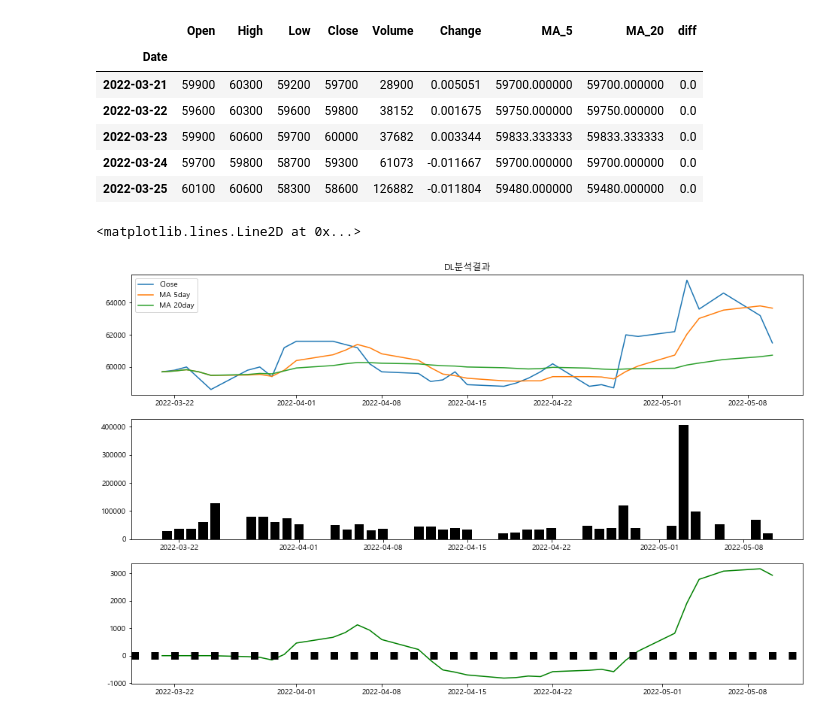
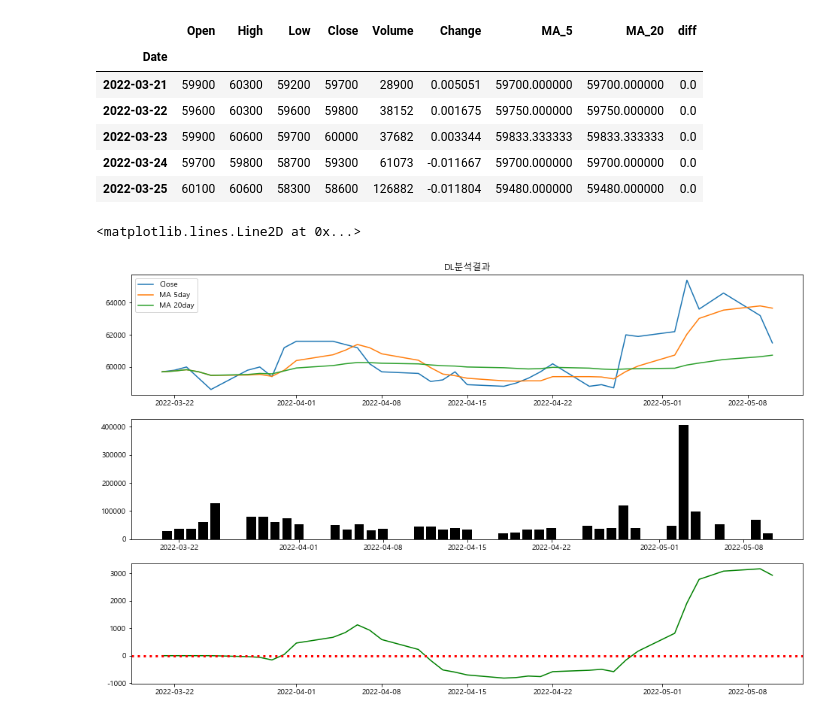
Before and after one commit to wonyongHwang/kopoStockModel, a Jupyter notebook: lecture/03. Stock Price Info and MA.ipynb, the cells around one changed output. Drawn from its saved outputs; the diff is of its cells as text; code cells hidden in the pictures.

```diff
--- a/lecture/03. Stock Price Info and MA.ipynb
+++ b/lecture/03. Stock Price Info and MA.ipynb
@@ -209,24 +209,24 @@ STOCK.tail()
 # %%
 
 plt.figure(figsize = (16,10))
 
 #price (가격)
 plt.subplot(311)
 plt.plot(STOCK.index, STOCK['Close'], label = 'Close')
 plt.plot(STOCK.index, STOCK['MA_5'], label='MA 5day')
 plt.plot(STOCK.index, STOCK['MA_20'], label='MA 20day')
 plt.title(stock_name+"분석결과")
 plt.legend(loc='best')
 
 # volume (거래량)
 plt.subplot(312)
 plt.bar(STOCK.index, STOCK['Volume'], color='black')
 
 #  이동평균 차이 (diff)
 plt.subplot(313)
 plt.rc('axes', unicode_minus=False)
 plt.plot(STOCK.index, STOCK['diff'].fillna(0), color='g')
-plt.axhline(y=0, color='k',linestyle=':', linewidth=10) # https://financedata.github.io/posts/matplotlib_hline_and_vline.html
+plt.axhline(y=0, color='r',linestyle=':', linewidth=3) # https://financedata.github.io/posts/matplotlib_hline_and_vline.html
 # %% [output]
 <matplotlib.lines.Line2D at 0x...>
-[figure, old version]
+[figure, new version]
```
